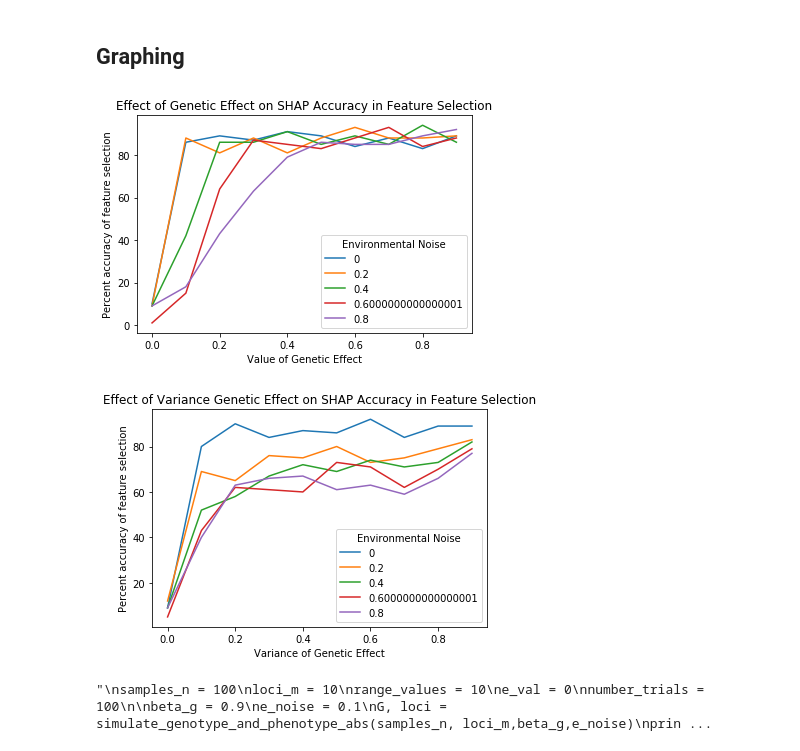
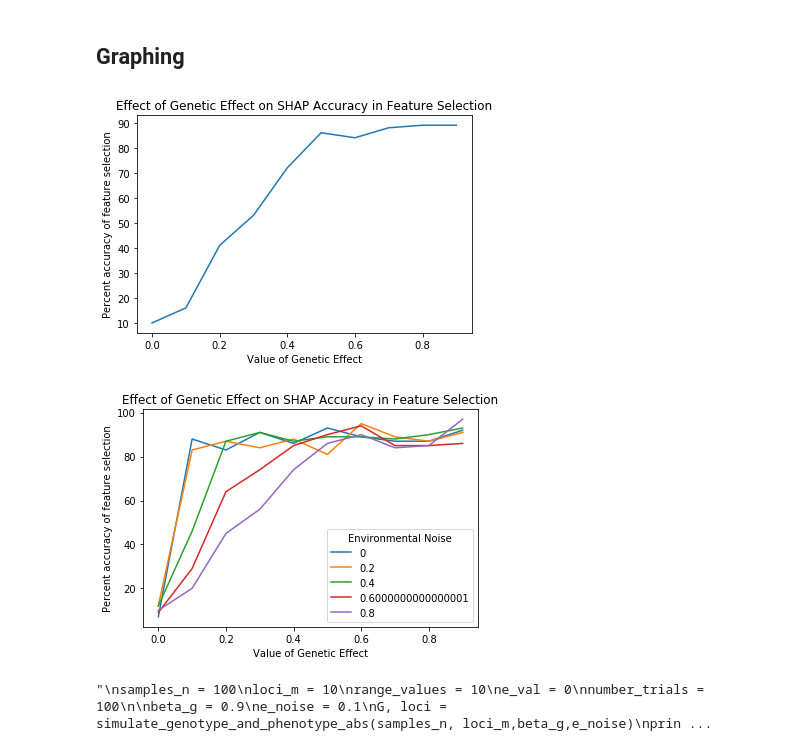
Before and after one commit to KevinDelao/UCLA_Summer_Project, a Jupyter notebook: RFR.ipynb, the cells around one changed output. Drawn from its saved outputs; the diff is of its cells as text; code cells hidden in the pictures.

```diff
--- a/RFR.ipynb
+++ b/RFR.ipynb
@@ -78,7 +78,7 @@ def simulate_genotype_and_phenotype_var(samples_n, loci_m,var_g,var_e):
 # %% [markdown]
 ## Random Forest Regression & SHAP
 # %%
-def shap_RFR(G):
+def shap_RFR_tree_train(G):
     X = G[:,0:len(G[0])-2]
     y = G[:,len(G[0])-1]
     x_train, x_test, y_train, y_test = train_test_split(X, y, test_size=0.3)
@@ -121,7 +152,7 @@ def shap_acc_RFR_set(samples_n, loci_m, beta_g, e_noise, number_trials, confiden
     counter = 0
     while counter != number_trials:
         G, loci = simulate_genotype_and_phenotype_set(samples_n, loci_m,beta_g,e_noise)
-        shap_values_holder, x_train = shap_RFR(G)
+        shap_values_holder, x_train = shap_RFR_tree_train(G)
         max_holder = max_mean_feature(shap_values_holder)
         if max_holder[0] == loci:
             shap_values_SNP.append(1)
@@ -144,7 +175,7 @@ def shap_acc_RFR_var(samples_n, loci_m, var_g, var_e, number_trials):
     counter = 0
     while counter != number_trials:
         G, loci = simulate_genotype_and_phenotype_var(samples_n,loci_m, var_g , var_e)
-        shap_values_holder, x_train = shap_RFR(G)
+        shap_values_holder, x_train = shap_RFR_tree_train(G)
         max_holder = max_mean_feature(shap_values_holder)
         if max_holder[0] == loci:
             shap_values_SNP.append(1)
@@ -193,10 +224,16 @@ def plot_shap_values_RFR_line_single(samples_n, loci_m, range_values, e_val, num
 
     plt.show()
 # %%
+samples_n = 100
+loci_m = 10
+range_values = 10
+number_trials = 100
 #plot_shap_values_RFR_line_single(samples_n, loci_m, range_values, 0.3, number_trials, data_type = 'set')
 #plot_shap_values_RFR_line_single(samples_n, loci_m, range_values, 0.5, number_trials, data_type = 'set')
 #plot_shap_values_RFR_line_single(samples_n, loci_m, range_values, 0.7, number_trials, data_type = 'set')
 #plot_shap_values_RFR_line_single(samples_n, loci_m, range_values, 0.9, number_trials, data_type = 'set')
+# %% [output]
+[figure, added]
 # %%
 #samples_n = 100
 #loci_m = 10
@@ -213,7 +250,7 @@ def plot_shap_values_RFR_line_single(samples_n, loci_m, range_values, e_val, num
 #plot_shap_values_RFR_line_single(samples_n, loci_m, range_values, 0.9, number_trials, data_type = 'var')
 # %%
 #Line Plots
-def plot_shap_values_RFR_line_multiple(samples_n, loci_m, range_values_g, range_values_e, number_trials, data_type = 'set', name = 'nameme'):
+def plot_shap_values_RFR_line_multiple(samples_n, loci_m, range_values_g, range_values_e, number_trials, name = 'nameme', data_type = 'set'):
 
     increment_g = 1/range_values_g
     increment_e = 1/range_values_e
@@ -263,16 +300,15 @@ def plot_shap_values_RFR_line_multiple(samples_n, loci_m, range_values_g, range_
     plt.legend(title = 'Environmental Noise')
     plt.savefig(name)
 # %%
-samples_n = 10000
-loci_m = 100
+samples_n = 100
+loci_m = 10
 range_values_g = 10
 range_values_e = 5
 number_trials = 100
-plot_shap_values_RFR_line_multiple(samples_n, loci_m, range_values_g, range_values_e, number_trials, data_type = 'set', 'RFR_set_10000')
-plot_shap_values_RFR_line_multiple(samples_n, loci_m, range_values_g, range_values_e, number_trials, data_type = 'var', 'RFR_var_10000')
+plot_shap_values_RFR_line_multiple(samples_n, loci_m, range_values_g, range_values_e, number_trials, 'RFR_set_10000', data_type = 'set')
+#plot_shap_values_RFR_line_multiple(samples_n, loci_m, range_values_g, range_values_e, number_trials,'RFR_var_10000', data_type = 'var' )
 # %% [output]
-[figure, old version]
+[figure, new version]
-[figure, removed]
 # %%
 #Bar Plots
 def plot_shap_values_RFR_bar(samples_n, loci_m, range_values, e_val, number_trials, data_type = 'set'):
```
Also changed, not shown: parts of 4 cells of this notebook, 3 other files.
